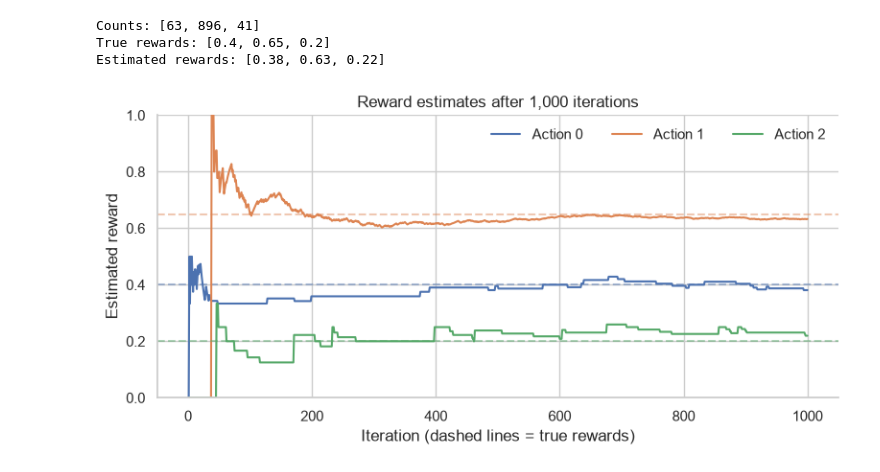
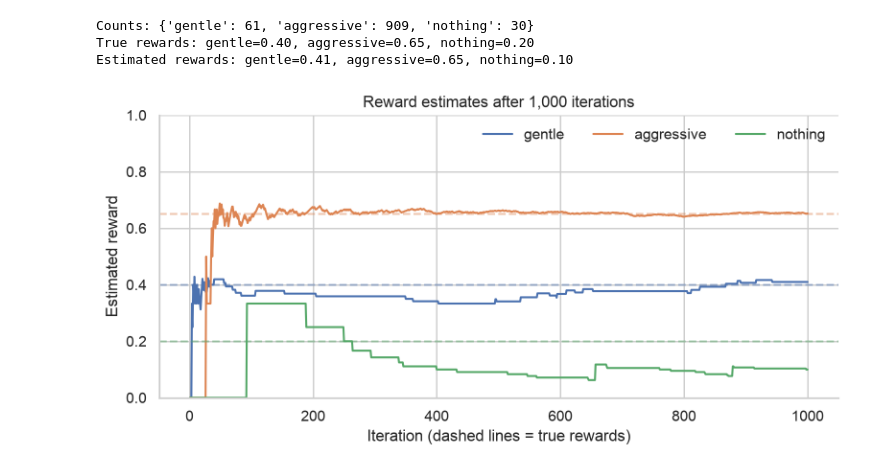
Before and after one commit to dewith/reinforcement, a Jupyter notebook: bandits.ipynb, the cells around one changed output. Saved outputs shown, nothing was run; the diff lists cells and outputs as text; code cells hidden in the pictures.

```diff
--- a/bandits.ipynb
+++ b/bandits.ipynb
@@ -35,19 +66,27 @@ def update(counts: list[int], values: list[float], action: int, reward: int) ->
     values[action] += (reward - values[action]) / n
 
 
-def pprint(lst: list) -> str:
-    return "[" + ", ".join([f"{x:.2f}" for x in lst]) + "]"
+def pprint(values: list[float], action_names: list[str]) -> str:
+    """Format values with their action names."""
+    return ", ".join(
+        f"{action_name}={value:.2f}"
+        for action_name, value in zip(action_names, values, strict=True)
+    )
 
 
-def plot_progress(history: list[list[float]], true_probabilities: list[float]) -> None:
+def plot_progress(
+    history: list[list[float]],
+    true_probabilities: list[float],
+    action_names: list[str],
+) -> None:
     """Plot the estimated reward for each action over time."""
     steps = range(1, len(history) + 1)
     palette = sns.color_palette("deep", len(true_probabilities))
-    fig, ax = plt.subplots(figsize=(8, 4))
+    fig, ax = plt.subplots(figsize=(8, 4), dpi=200)
 
     for action, (true_probability, color) in enumerate(zip(true_probabilities, palette)):
         estimates = [values_at_step[action] for values_at_step in history]
-        sns.lineplot(x=steps, y=estimates, color=color, label=f"Action {action}", ax=ax)
+        sns.lineplot(x=steps, y=estimates, color=color, label=action_names[action], ax=ax)
         ax.axhline(true_probability, color=color, linestyle="--", alpha=0.45)
 
     ax.set(
@@ -62,27 +101,28 @@ def plot_progress(history: list[list[float]], true_probabilities: list[float]) -
     plt.show()
     plt.close(fig)
 # %%
-n_actions = 3
+actions = ["gentle", "aggressive", "nothing"]
+n_actions = len(actions)
 
 true_probabilities = [0.4, 0.65, 0.2]
 counts = [0] * n_actions
 values = [0.0] * n_actions
 estimate_history = []
 
 n_iters = 1000
 for step in range(n_iters):
     _, action = choose_action(n_actions, values, epsilon=0.1)
     reward = environment(true_probabilities, action)
     update(counts, values, action, reward)
     estimate_history.append(values.copy())
 
-print("Counts:", counts)
-print("True rewards:", true_probabilities)
-print("Estimated rewards:", pprint(values))
+print("Counts:", dict(zip(actions, counts, strict=True)))
+print("True rewards:", pprint(true_probabilities, actions))
+print("Estimated rewards:", pprint(values, actions))
 
-plot_progress(estimate_history, true_probabilities)
+plot_progress(estimate_history, true_probabilities, actions)
 # %% [output]
-Counts: [63, 896, 41]
-True rewards: [0.4, 0.65, 0.2]
-Estimated rewards: [0.38, 0.63, 0.22]
+Counts: {'gentle': 61, 'aggressive': 909, 'nothing': 30}
+True rewards: gentle=0.40, aggressive=0.65, nothing=0.20
+Estimated rewards: gentle=0.41, aggressive=0.65, nothing=0.10
-[figure, old version]
+[figure, new version]
```
Also changed, not shown: parts of 2 cells of this notebook, 1 other file.
